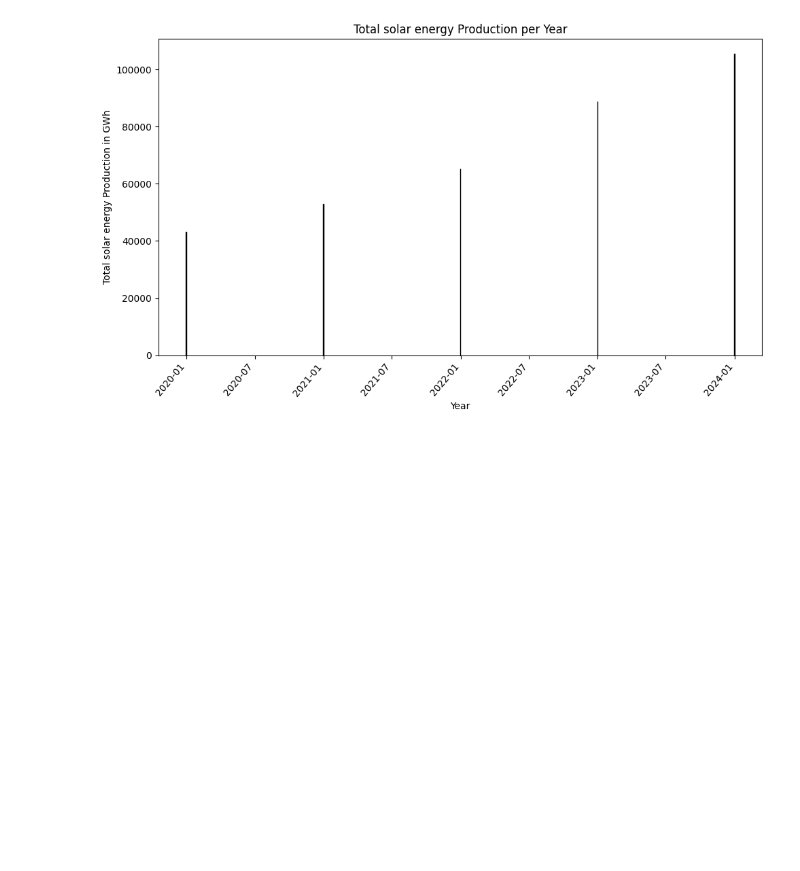
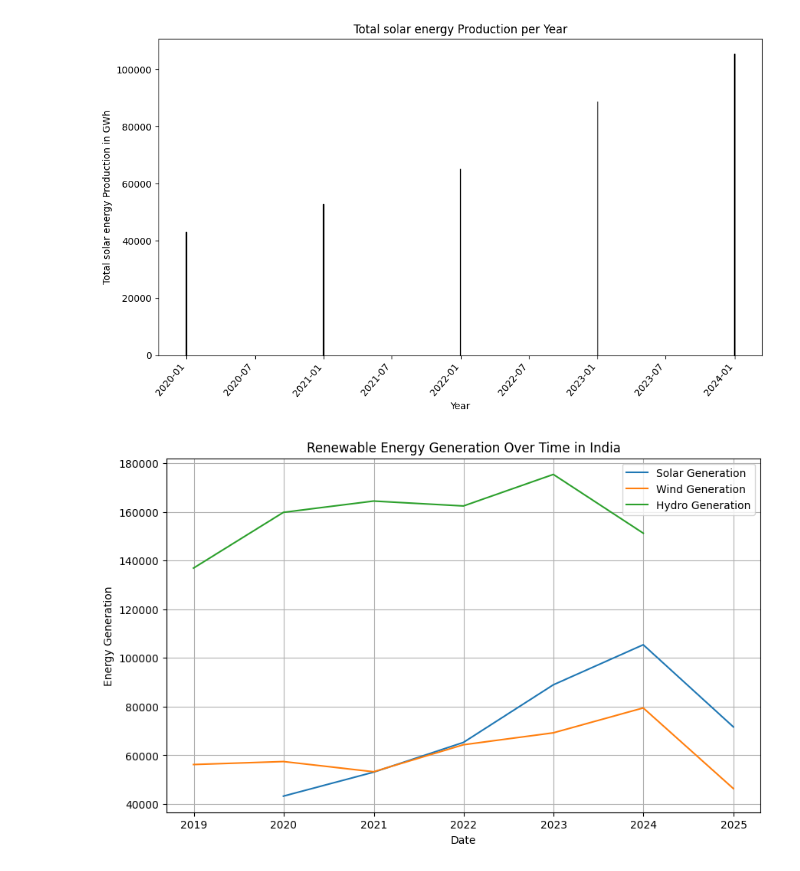
Before and after one commit to jayantxchauhan/India-Energy-Analytics-Model, a Jupyter notebook: ANALYSIS_2.ipynb, the cells around one changed output. Drawn from its saved outputs; the diff is of its cells as text; code cells hidden in the pictures; blank space fills up the shorter version.

```diff
--- a/ANALYSIS_2.ipynb
+++ b/ANALYSIS_2.ipynb
@@ -211,0 +199,31 @@ plt.show()
+# %%
+data = {
+    'Date': ['2018-12-31', '2019-12-31', '2020-12-31', '2021-12-31', '2022-12-31', '2023-12-31', '2024-12-31'],
+    'SolarGen': [None, 43219.0000, 53054.0000, 65292.0000, 88956.0000, 105399.8670, 71647.3789],
+    'WindGen': [56199.000, 57428.000, 53237.000, 64328.000, 69223.000, 79448.989, 46314.673],
+    'HydroGen': [136905.00000, 159799.00000, 164436.00000, 162418.00000, 175381.00000, 151236.15665, None]
+}
+
+# Convert to DataFrame
+df = pd.DataFrame(data)
+
+# Convert the 'Date' column to datetime format
+df['Date'] = pd.to_datetime(df['Date'])
+
+# Plot the data
+plot.figure(figsize=(10, 6))
+plot.plot(df['Date'], df['SolarGen'], label='Solar Generation')
+plot.plot(df['Date'], df['WindGen'], label='Wind Generation')
+plot.plot(df['Date'], df['HydroGen'], label='Hydro Generation')
+
+# Add titles and labels
+plot.title('Renewable Energy Generation Over Time in India')
+plot.xlabel('Date')
+plot.ylabel('Energy Generation')
+plot.legend()
+
+# Show the plot
+plot.grid(True)
+plot.show()
+# %% [output]
+[figure, added]
```
Also changed, not shown: parts of 5 cells of this notebook.
